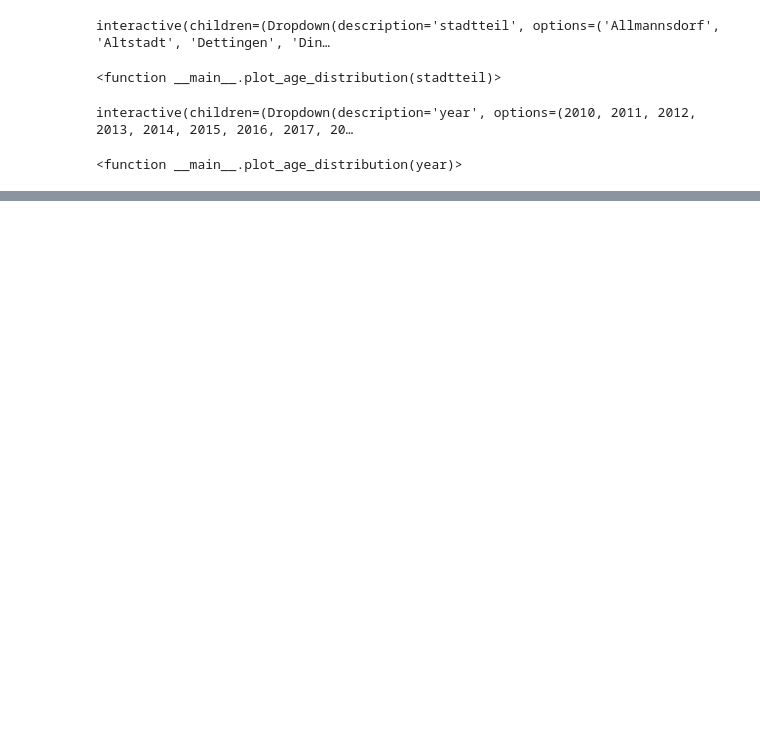
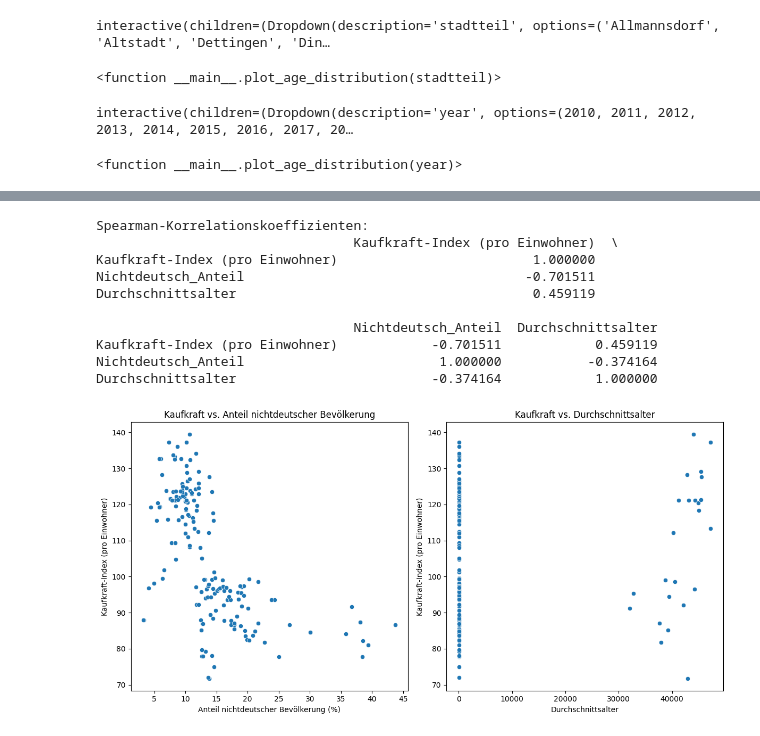
Before and after one commit to msi-se/stochastik-team7, a Jupyter notebook: 5-key-facts/key-facts.ipynb, the cells around one changed output, grey strips where cells are left out. Drawn from its saved outputs; the diff is of its cells as text; code cells hidden in the pictures; blank space fills up the shorter version.

```diff
--- a/5-key-facts/key-facts.ipynb
+++ b/5-key-facts/key-facts.ipynb
@@ -160,0 +217,61 @@ interactive(children=(Dropdown(description='year', options=(2010, 2011, 2012, 20
+# %%
+import pandas as pd
+import matplotlib.pyplot as plt
+import seaborn as sns
+
+# Daten laden
+data = pd.read_csv('Stadtteile_Konstanz_2011-2022.csv', decimal=',')
+
+# Umwandlung der relevanten Spalten in numerische Werte
+cols_to_convert = ['Wohnbev_insg', 'Nichtdeutsch', 'EINW_HW_GESAMT'] + [
+    'EINW_HW_unter18', 'EINW_HW_18_bis_unter_30', 'EINW_HW_30_bis_unter_40',
+    'EINW_HW_40_bis_unter_50', 'EINW_HW_50_bis_unter_60', 'EINW_HW_60_und_aelter'
+]
+for col in cols_to_convert:
+    data[col] = pd.to_numeric(data[col], errors='coerce')
+
+# Berechnung des Anteils der nichtdeutschen Bevölkerung
+data['Nichtdeutsch_Anteil'] = data['Nichtdeutsch'] / data['Wohnbev_insg'] * 100
+
+# Sicherstellung, dass alle Berechnungen korrekt durchgeführt werden
+data.dropna(inplace=True)  # Entfernen aller Zeilen mit NaN-Werten, um Fehler zu vermeiden
+
+# Berechnung des Durchschnittsalters
+altersgruppen = ['EINW_HW_unter18', 'EINW_HW_18_bis_unter_30', 'EINW_HW_30_bis_unter_40',
+                 'EINW_HW_40_bis_unter_50', 'EINW_HW_50_bis_unter_60', 'EINW_HW_60_und_aelter']
+mittelpunkte = [9, 24, 35, 45, 55, 70]
+
+data['Durchschnittsalter'] = sum(data[alt] * mp for alt, mp in zip(altersgruppen, mittelpunkte)) / data['EINW_HW_GESAMT']
+
+# Korrelation berechnen und ausgeben
+print("Spearman-Korrelationskoeffizienten:")
+print(data[['Kaufkraft-Index (pro Einwohner)', 'Nichtdeutsch_Anteil', 'Durchschnittsalter']].corr(method='spearman'))
+
+# Plots erstellen
+plt.figure(figsize=(12, 6))
+plt.subplot(1, 2, 1)
+sns.scatterplot(x='Nichtdeutsch_Anteil', y='Kaufkraft-Index (pro Einwohner)', data=data)
+plt.title('Kaufkraft vs. Anteil nichtdeutscher Bevölkerung')
+plt.xlabel('Anteil nichtdeutscher Bevölkerung (%)')
+plt.ylabel('Kaufkraft-Index (pro Einwohner)')
+
+plt.subplot(1, 2, 2)
+sns.scatterplot(x='Durchschnittsalter', y='Kaufkraft-Index (pro Einwohner)', data=data)
+plt.title('Kaufkraft vs. Durchschnittsalter')
+plt.xlabel('Durchschnittsalter')
+plt.ylabel('Kaufkraft-Index (pro Einwohner)')
+
+plt.tight_layout()
+plt.show()
+# %% [output]
+Spearman-Korrelationskoeffizienten:
+                                 Kaufkraft-Index (pro Einwohner)  \
+Kaufkraft-Index (pro Einwohner)                         1.000000
+Nichtdeutsch_Anteil                                    -0.701511
+Durchschnittsalter                                      0.459119
+
+                                 Nichtdeutsch_Anteil  Durchschnittsalter
+Kaufkraft-Index (pro Einwohner)            -0.701511            0.459119
+Nichtdeutsch_Anteil                         1.000000           -0.374164
+Durchschnittsalter                         -0.374164            1.000000
+[figure, added]
```
Also changed, not shown: parts of 4 cells of this notebook, 4 other files.
